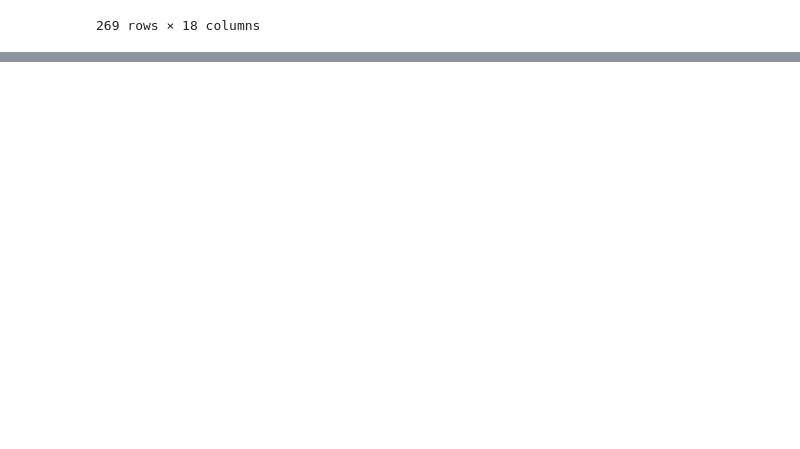
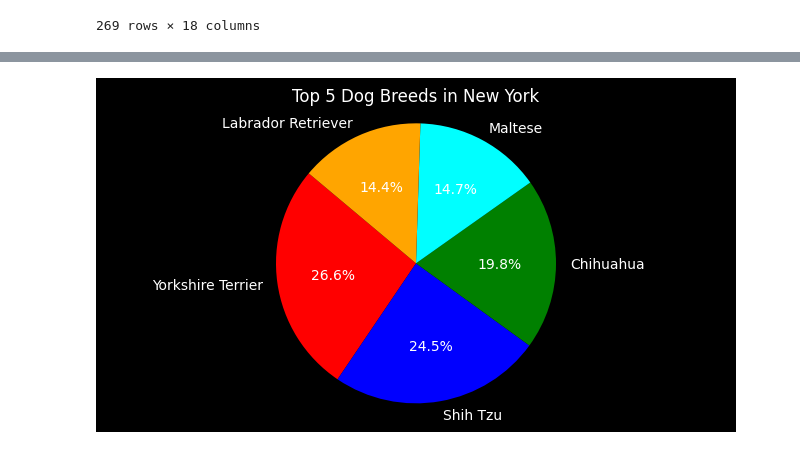
Before and after one commit to xSeanW/Dogs_NYC, a Jupyter notebook: nyc_dogs.ipynb, the cells around one changed output, grey strips where cells are left out. Cells and saved outputs as stored; diff of their text form; code cells hidden in the pictures; blank space fills up the shorter version.

```diff
--- a/nyc_dogs.ipynb
+++ b/nyc_dogs.ipynb
@@ -232,0 +220,26 @@ ValueError: setting an array element with a sequence.
+# %%
+# Count the occurrences of each breed
+breed_counts = df_inner['BreedName'].value_counts().reset_index()
+
+# Rename columns for better readability
+breed_counts.columns = ['BreedName', 'Count']
+
+# Filter out 'Unknown' breeds
+filtered_breed_counts = breed_counts[breed_counts['BreedName'] != 'Unknown']
+
+# Sort the results by count in descending order
+sorted_breed_counts = filtered_breed_counts.sort_values(by='Count', ascending=False)
+
+# Display the top 5 results
+top_5_breeds = sorted_breed_counts.head(5)
+
+# Create a pie chart
+plt.figure(figsize=(8, 4))
+plt.pie(top_5_breeds['Count'], labels=top_5_breeds['BreedName'], autopct='%1.1f%%', startangle=140, colors=['red','blue','green','aqua', 'orange'])
+plt.title('Top 5 Dog Breeds in New York')
+plt.axis('equal')  # Equal aspect ratio ensures that pie is drawn as a circle.
+
+# Show the plot
+plt.show()
+# %% [output]
+[figure, added]
```
Also changed, not shown: parts of 24 cells of this notebook, 2 other files.
